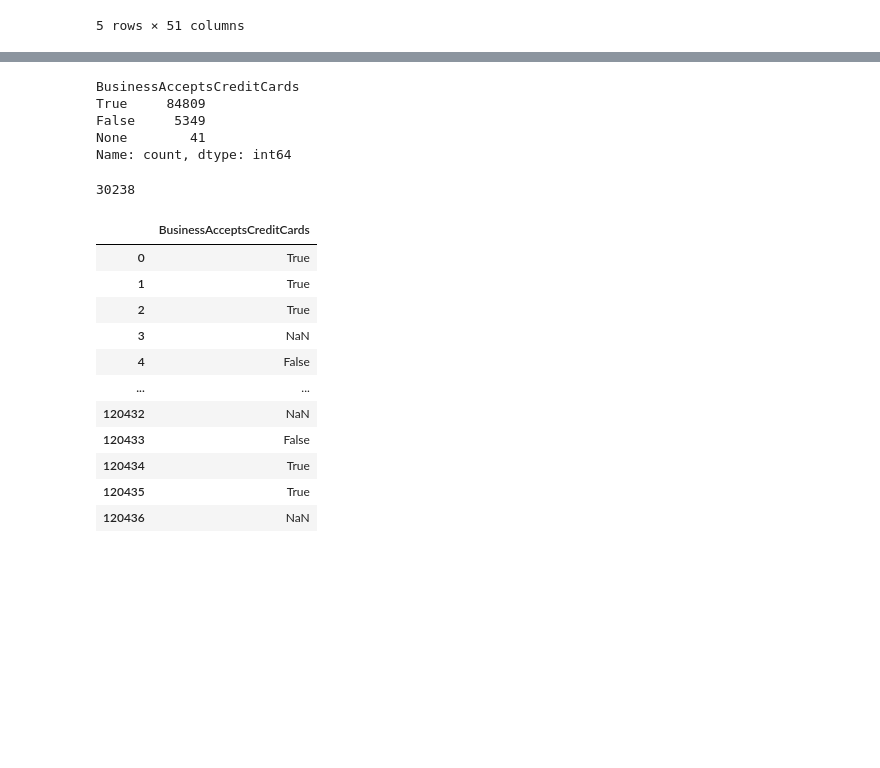
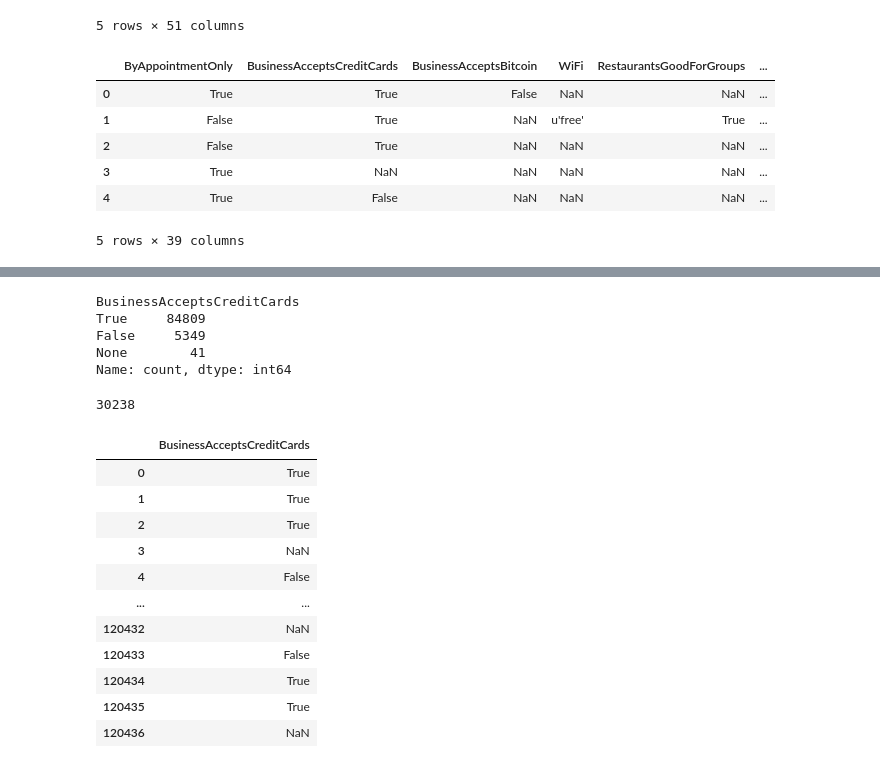
Before and after one commit to musasmike/msba_exit_yelp, a Jupyter notebook: mbsa_yelp.ipynb, the cells around one changed output, grey strips where cells are left out. Saved outputs shown, nothing was run; the diff lists cells and outputs as text; code cells hidden in the pictures; blank space fills up the shorter version.

```diff
--- a/mbsa_yelp.ipynb
+++ b/mbsa_yelp.ipynb
@@ -120,3 +121,13 @@ df_final.head()
 | 3 | 445542 | Chiropractors, Massage Therapy, H... | Portland | NaN | 0 | 45.520668 | -122.672014 | 97204 | 15 | ... |
 | 4 | 225939 | Apartments, Real Estate, Home Ser... | Orlando | {'Monday': '9:0-18:0', 'Tuesday':... | 0 | 28.520020 | -81.457009 | 32811 | 7 | ... |
 5 rows × 51 columns
+# %%
+df_expanded.head()
+# %% [output]
+|  | ByAppointmentOnly | BusinessAcceptsCreditCards | BusinessAcceptsBitcoin | WiFi | RestaurantsGoodForGroups | ... |
+| 0 | True | True | False | NaN | NaN | ... |
+| 1 | False | True | NaN | u'free' | True | ... |
+| 2 | False | True | NaN | NaN | NaN | ... |
+| 3 | True | NaN | NaN | NaN | NaN | ... |
+| 4 | True | False | NaN | NaN | NaN | ... |
+5 rows × 39 columns
```
Also changed, not shown: parts of 25 cells of this notebook, 1 other file.
